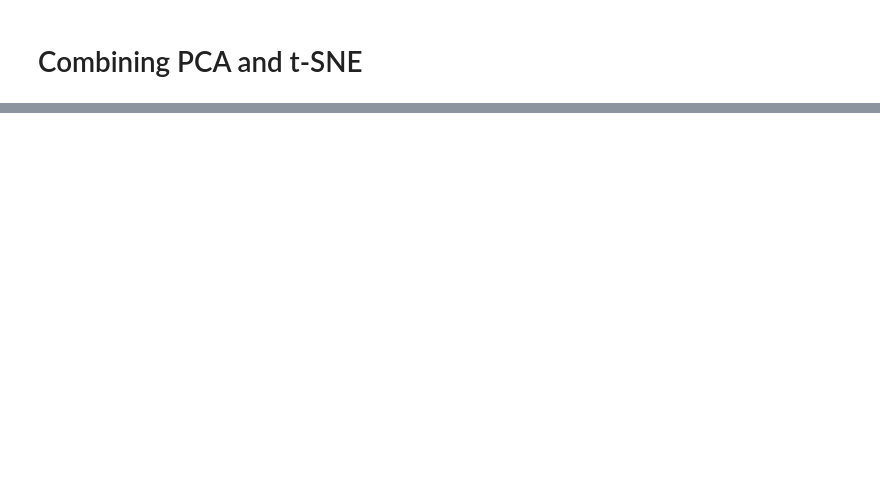
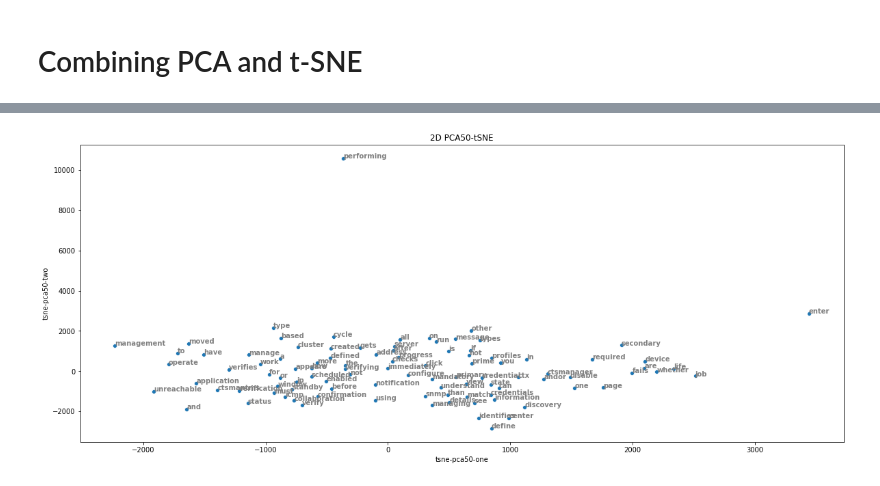
Before and after one commit to ant-louis/netbert, a Jupyter notebook: Code/Visualization/t-SNE.ipynb, the cells around one changed output, grey strips where cells are left out. Drawn from its saved outputs; the diff is of its cells as text; code cells hidden in the pictures; blank space fills up the shorter version.

```diff
--- a/Code/Visualization/t-SNE.ipynb
+++ b/Code/Visualization/t-SNE.ipynb
@@ -238,0 +230,18 @@ ValueError: n_components=50 must be between 0 and min(n_samples, n_features)=37
+# %%
+data = df.loc[:, df.columns != 'text'].values
+
+# Use PCA to reduce dimensions to a number that's manageable for t-SNE
+pca_50 = PCA(n_components=50, random_state = 6)
+pca_result_50 = pca_50.fit_transform(data)
+print('Cumulative explained variation for 50 principal components: {}'.format(np.sum(pca_50.explained_variance_ratio_)))
+
+
+# Reduce dimensionality to 2 with t-SNE.
+# Perplexity is roughly the number of close neighbors you expect a point to have. Our data is sparse, so we chose a small value, 10.
+# The KL divergence objective is non-convex, so the result is different depending on the seed used.
+tsne = TSNE(n_components=2, perplexity=10, n_iter=1500, learning_rate = 1000, random_state = 7, verbose=1)
+tsne_pca_results = tsne.fit_transform(pca_result_50)
+
+# Add results to dataframe
+df['tsne-pca50-one'] = tsne_pca_results[:,0]
+df['tsne-pca50-two'] = tsne_pca_results[:,1]
@@ -238,0 +257,18 @@ ValueError: n_components=50 must be between 0 and min(n_samples, n_features)=37
+# %%
+fig = plt.figure(figsize=(20,8))
+ax1 = sns.scatterplot(
+    x = df['tsne-pca50-one'],
+    y = df['tsne-pca50-two'])
+ax1.set_title("2D PCA50-tSNE")
+
+# Annotate points with labels
+for line in df.index:
+    ax1.text(df.loc[line,"tsne-pca50-one"]+0.07,
+             df.loc[line,"tsne-pca50-two"],
+             df.loc[line,"text"],
+             horizontalalignment='left',
+             size='medium',
+             color='gray',
+             weight='semibold')
+# %% [output]
+[figure, added]
```
Also changed, not shown: parts of 10 cells of this notebook, 3 other files.
